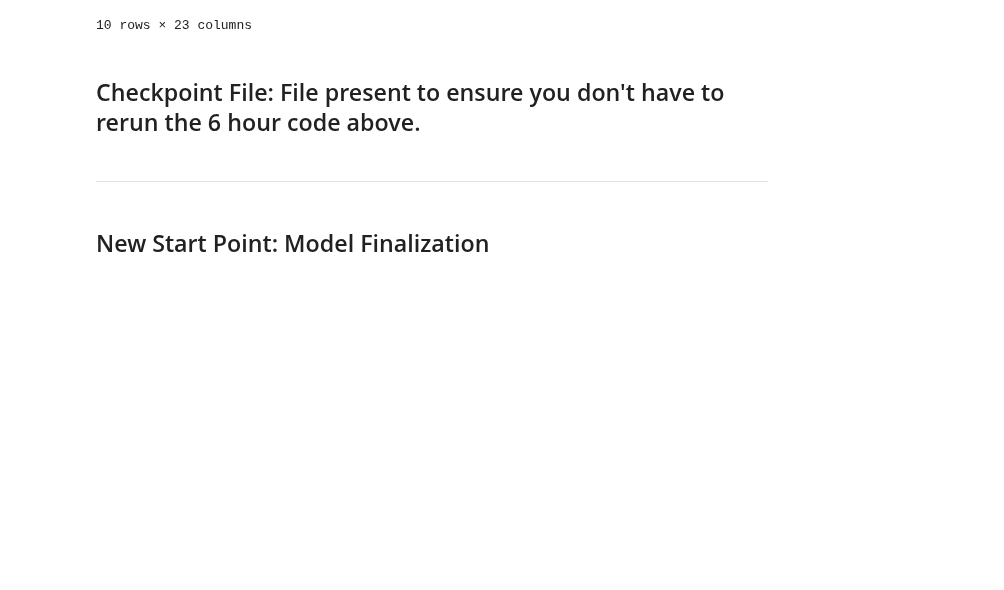
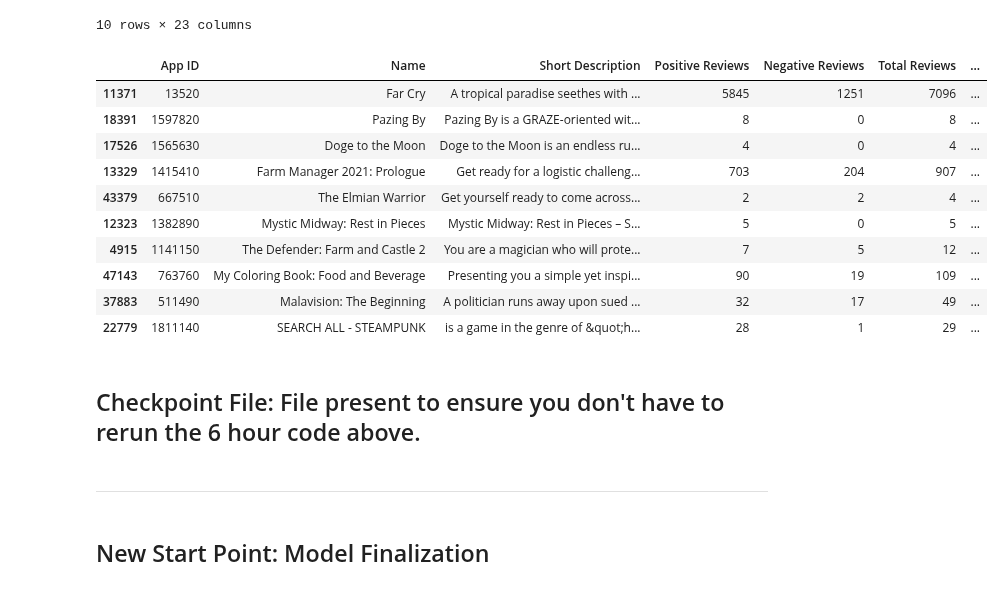
Before and after one commit to joshgreenert/Python-Projects, a Jupyter notebook: Predictive Analytics/Term_Project/Preliminary Analysis And Model Finalization.ipynb, the cells around one changed output. Cells and saved outputs as stored; diff of their text form; code cells hidden in the pictures; blank space fills up the shorter version.

Commit message:
Prepped data for TFIDF and prelim model setup

```diff
--- a/Predictive Analytics/Term_Project/Preliminary Analysis And Model Finalization.ipynb
+++ b/Predictive Analytics/Term_Project/Preliminary Analysis And Model Finalization.ipynb
@@ -34,3 +34,5 @@ df_steam_reviews.head(5)
 | 3 | 3 | 292030 | The Witcher 3: Wild Hunt | 85184605 | english | One of the best RPG's of all time... | 1611379970 | 1611379970 | ... |
 | 4 | 4 | 292030 | The Witcher 3: Wild Hunt | 85184287 | schinese | 大作 | 1611379427 | 1611379427 | ... |
 5 rows × 23 columns
+# %%
+df_steam_games = pd.read_csv("steam_games.csv", sep=';', engine='python')
@@ -56,3 +73,8 @@ df_reviews_dummies.head(5)
 | 18 | 292030 | The Witcher 3: Wild Hunt | favorite game of all time cant wa... | 1611373086 | 1611373086 | 0 | 0 | ... |
 | 20 | 292030 | The Witcher 3: Wild Hunt | Why wouldn't you get this | 1611371978 | 1611371978 | 0 | 0 | ... |
 5 rows × 22 columns
+# %%
+# Drop the columns that we don't need.
+df_steam_games = df_steam_games[['App ID', 'Name', 'Short Description', 'Positive Reviews', 'Negative Reviews']]
+df_steam_games['Total Reviews'] = df_steam_games['Positive Reviews'] + df_steam_games['Negative Reviews']
+df_steam_games.sample(10)
@@ -153,6 +190,22 @@ df_reviews_dummies.sample(10)
 | 3216993 | 285190 | Warhammer 40,000: Dawn of War III | Very fun game! Clearly a lot of c... | 1500864135 | 1500864135 | 8 | 1 | ... |
 | 7812166 | 252490 | Rust | Before I begin, Rust is not a "Zo... | 1391806636 | 1391806636 | 1 | 0 | ... |
 10 rows × 23 columns
+# %%
+# Calling the process_sentence_lemmatize function through the apply method.
+df_steam_games['prepped_description_lemm'] = df_steam_games['Short Description'].apply(process_sentence_lemmatize)
+df_steam_games.sample(10)
+# %% [output]
+|  | App ID | Name | Short Description | Positive Reviews | Negative Reviews | Total Reviews | ... |
+| 11371 | 13520 | Far Cry | A tropical paradise seethes with ... | 5845 | 1251 | 7096 | ... |
+| 18391 | 1597820 | Pazing By | Pazing By is a GRAZE-oriented wit... | 8 | 0 | 8 | ... |
+| 17526 | 1565630 | Doge to the Moon | Doge to the Moon is an endless ru... | 4 | 0 | 4 | ... |
+| 13329 | 1415410 | Farm Manager 2021: Prologue | Get ready for a logistic challeng... | 703 | 204 | 907 | ... |
+| 43379 | 667510 | The Elmian Warrior | Get yourself ready to come across... | 2 | 2 | 4 | ... |
+| 12323 | 1382890 | Mystic Midway: Rest in Pieces | Mystic Midway: Rest in Pieces – S... | 5 | 0 | 5 | ... |
+| 4915 | 1141150 | The Defender: Farm and Castle 2 | You are a magician who will prote... | 7 | 5 | 12 | ... |
+| 47143 | 763760 | My Coloring Book: Food and Beverage | Presenting you a simple yet inspi... | 90 | 19 | 109 | ... |
+| 37883 | 511490 | Malavision: The Beginning | A politician runs away upon sued ... | 32 | 17 | 49 | ... |
+| 22779 | 1811140 | SEARCH ALL - STEAMPUNK | is a game in the genre of &quot;h... | 28 | 1 | 29 | ... |
 # %% [markdown]
 ## Checkpoint File:  File present to ensure you don't have to rerun the 6 hour code above.
 # %%
```
Also changed, not shown: parts of 16 cells of this notebook, 1 other file.
